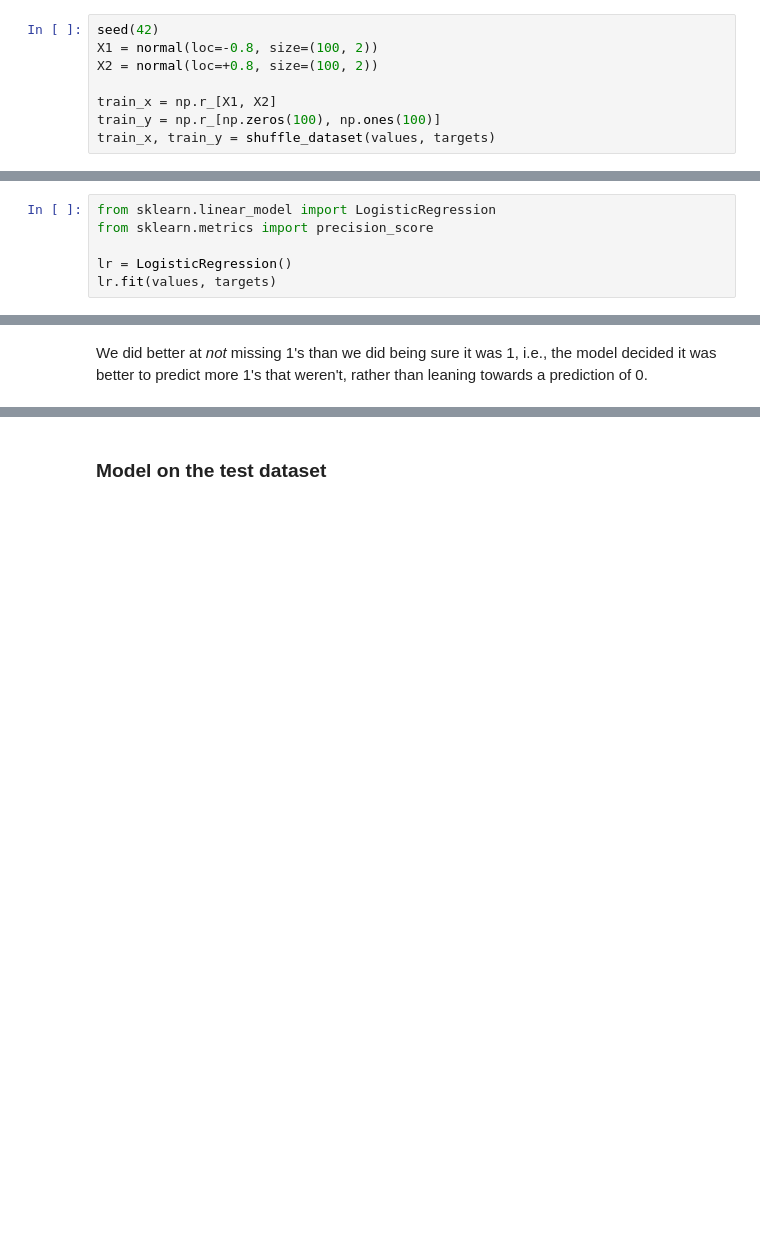
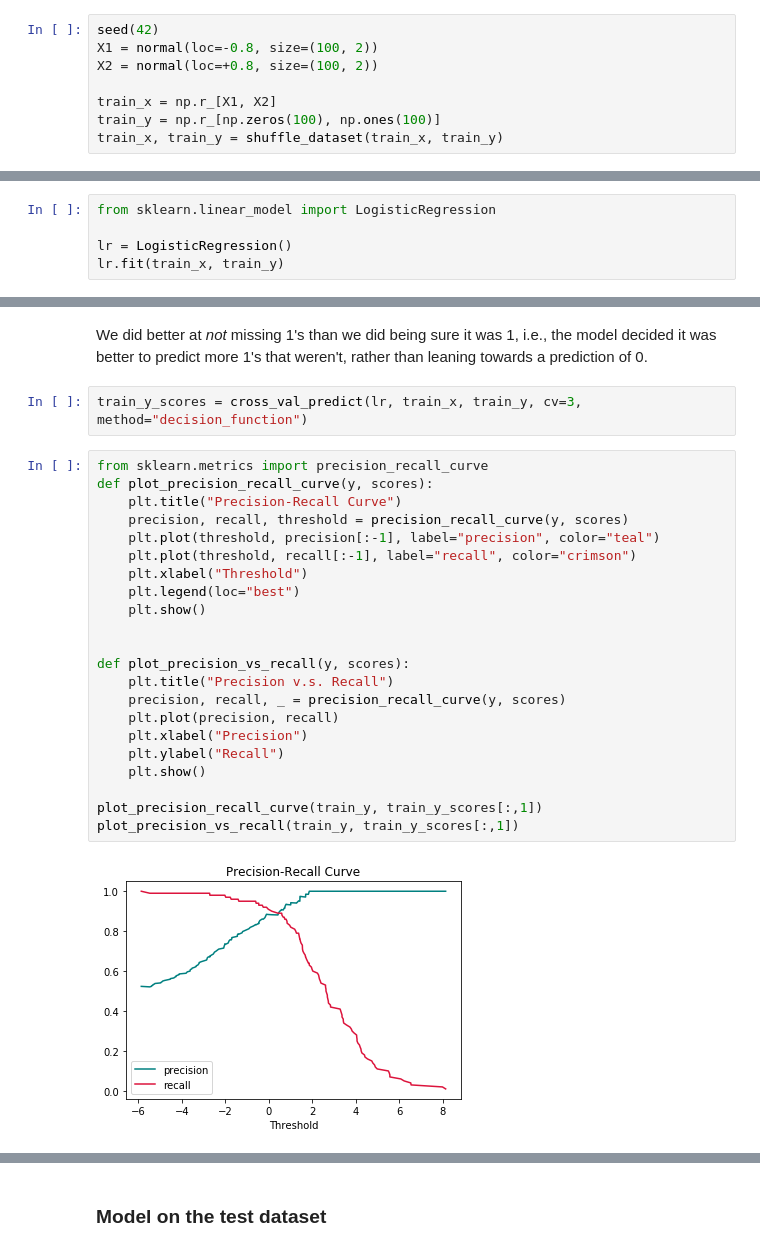
Before and after one commit to gerdm/machine_learning, a Jupyter notebook: scikitlearn_tflow/scikittest.ipynb, the cells around one changed output, grey strips where cells are left out. Cells and saved outputs as stored; diff of their text form; blank space fills up the shorter version.

```diff
--- a/scikitlearn_tflow/scikittest.ipynb
+++ b/scikitlearn_tflow/scikittest.ipynb
@@ -18,7 +18,7 @@ X2 = normal(loc=+0.8, size=(100, 2))
 
 train_x = np.r_[X1, X2]
 train_y = np.r_[np.zeros(100), np.ones(100)]
-train_x, train_y = shuffle_dataset(values, targets)
+train_x, train_y = shuffle_dataset(train_x, train_y)
 # %%
 plt.scatter(*X1.T, color="teal")
 plt.scatter(*X2.T, color="crimson")
@@ -27,10 +27,9 @@ plt.show()
 [figure]
 # %%
 from sklearn.linear_model import LogisticRegression
-from sklearn.metrics import precision_score
 
 lr = LogisticRegression()
-lr.fit(values, targets)
+lr.fit(train_x, train_y)
 # %% [output]
 LogisticRegression(C=1.0, class_weight=None, dual=False, fit_intercept=True,
           intercept_scaling=1, max_iter=100, multi_class='ovr', n_jobs=1,
@@ -96,2 +90,28 @@ f1_score(train_y, train_cv_pred)
 # %% [markdown]
 We did better at *not* missing 1's than we did being sure it was 1, i.e., the model decided it was better to predict more 1's that weren't, rather than leaning towards a prediction of 0.
+# %%
+train_y_scores = cross_val_predict(lr, train_x, train_y, cv=3, method="decision_function")
+# %%
+from sklearn.metrics import precision_recall_curve
+def plot_precision_recall_curve(y, scores):
+    plt.title("Precision-Recall Curve")
+    precision, recall, threshold = precision_recall_curve(y, scores)
+    plt.plot(threshold, precision[:-1], label="precision", color="teal")
+    plt.plot(threshold, recall[:-1], label="recall", color="crimson")
+    plt.xlabel("Threshold")
+    plt.legend(loc="best")
+    plt.show()
+
+
+def plot_precision_vs_recall(y, scores):
+    plt.title("Precision v.s. Recall")
+    precision, recall, _ = precision_recall_curve(y, scores)
+    plt.plot(precision, recall)
+    plt.xlabel("Precision")
+    plt.ylabel("Recall")
+    plt.show()
+
+plot_precision_recall_curve(train_y, train_y_scores[:,1])
+plot_precision_vs_recall(train_y, train_y_scores[:,1])
+# %% [output]
+[figure, added]
```
Also changed, not shown: parts of 14 cells of this notebook, 2 other files.
